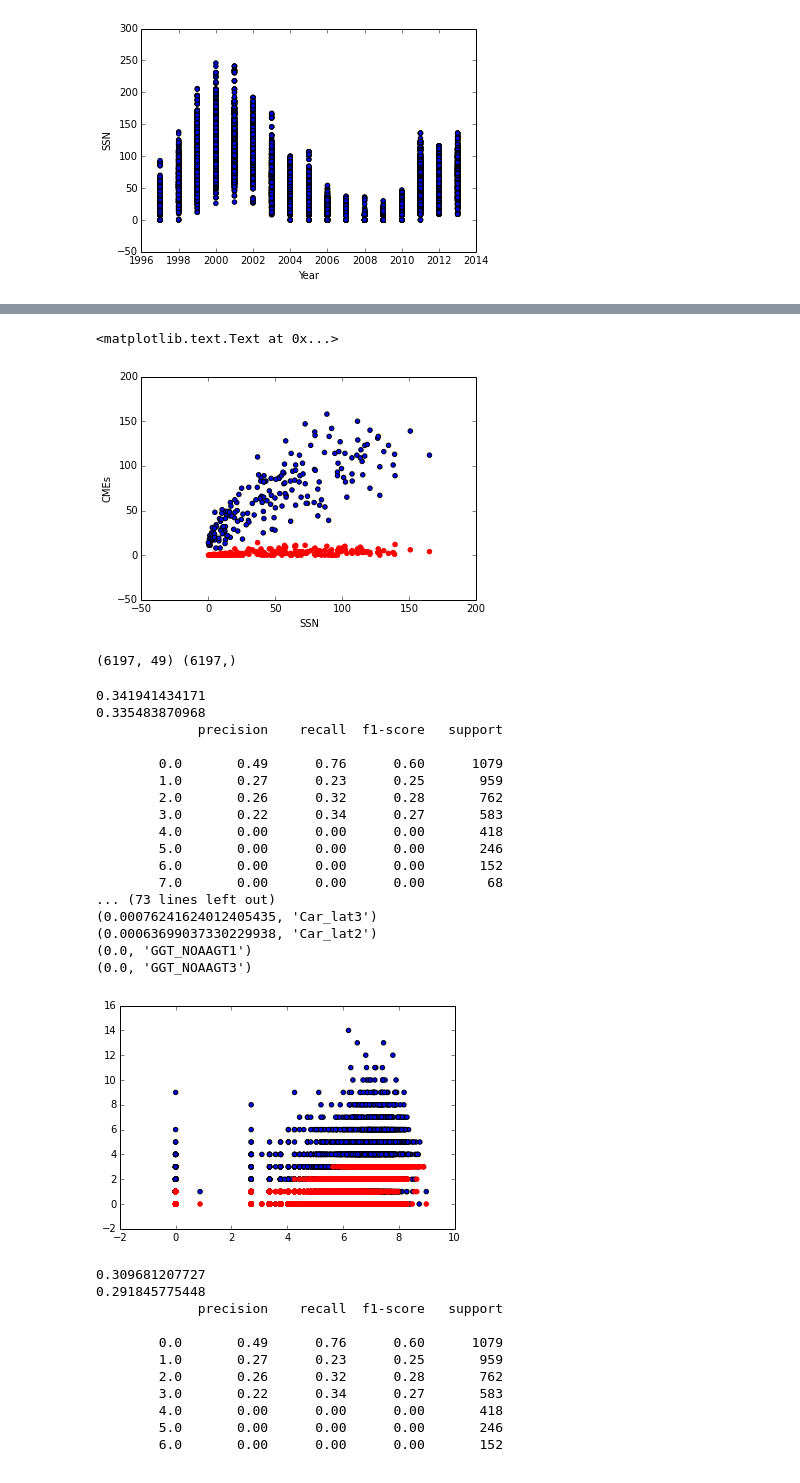
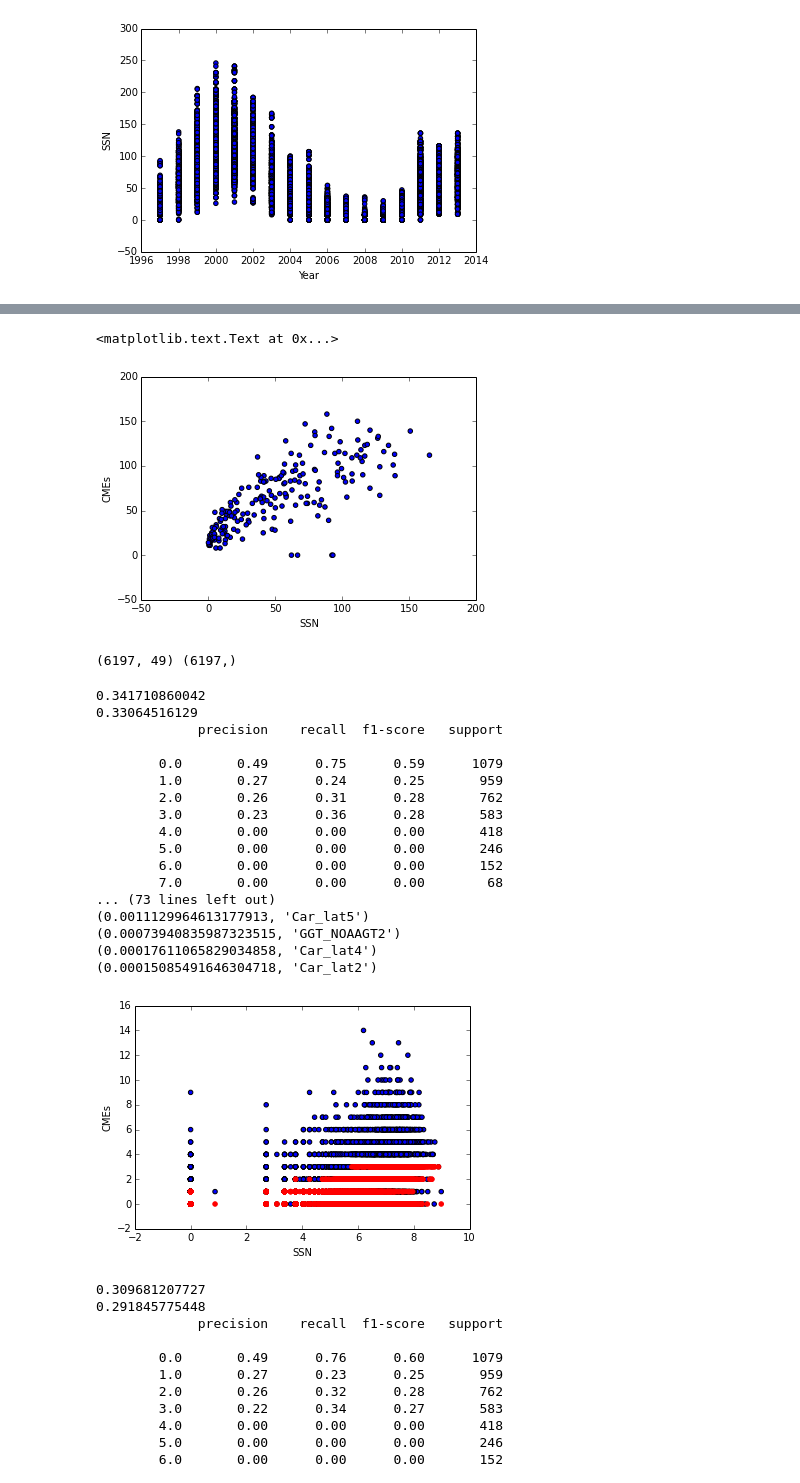
Before and after one commit to dinob0t/ga_project_final, a Jupyter notebook: cmes.ipynb, the cells around one changed output, grey strips where cells are left out. Cells and saved outputs as stored; diff of their text form; code cells hidden in the pictures.

```diff
--- a/cmes.ipynb
+++ b/cmes.ipynb
@@ -397,12 +397,12 @@ plt.ylabel('CMEs')
 group_ym = df_merge.groupby(['year','month'])
 plt.scatter(group_ym['ssn'].mean(),group_ym['CME'].sum().values)
 plt.hold
-plt.scatter(group_ym['ssn'].mean(),group_ym['halo'].sum().values,color='r')
+# plt.scatter(group_ym['ssn'].mean(),group_ym['halo'].sum().values,color='r')
 plt.xlabel('SSN')
 plt.ylabel('CMEs')
 # %% [output]
 <matplotlib.text.Text at 0x...>
-[figure, old version]
+[figure, new version]
 # %%
 #####################################################################################
 features = ['ssn', 'Total_area', 'North_area', 'South_area','F10.7','LymanAlpha','CME']
@@ -474,41 +474,44 @@ X_split1, X_split2, y_split1, y_split2 = train_test_split(training_X, training_y
 # %%
 from sklearn.ensemble import RandomForestClassifier
 RF = RandomForestClassifier(n_estimators=100, min_samples_split=600)
 RF.fit(X_split1,y_split1)
 y_predict1 = RF.predict(X_split1)
 y_predict2 = RF.predict(X_split2)
-metrics.classification_report(y_split1, y_predict1)
 print RF.score(X_split1,y_split1)
 print RF.score(X_split2,y_split2)
 print metrics.classification_report(y_split1, y_predict1)
 print metrics.classification_report(y_split2, y_predict2)
+# print metrics.roc_auc_score (y_split1, y_predict1)
+# print metrics.roc_auc_score (y_split2, y_predict2)
 importance = zip(RF.feature_importances_, features)
 for rank in sorted(importance, key=lambda x: x[0], reverse=True):
     print rank
 plt.scatter(training_X[:,1], training_y)
 predict_all = RF.predict(training_X)
 plt.hold
 plt.scatter(training_X[:,1],predict_all,color='r')
+plt.xlabel('SSN')
+plt.ylabel('CMEs')
 plt.show()
 # %% [output]
-0.341941434171
-0.335483870968
+0.341710860042
+0.33064516129
              precision    recall  f1-score   support
 
-        0.0       0.49      0.76      0.60      1079
-        1.0       0.27      0.23      0.25       959
-        2.0       0.26      0.32      0.28       762
-        3.0       0.22      0.34      0.27       583
+        0.0       0.49      0.75      0.59      1079
+        1.0       0.27      0.24      0.25       959
+        2.0       0.26      0.31      0.28       762
+        3.0       0.23      0.36      0.28       583
         4.0       0.00      0.00      0.00       418
         5.0       0.00      0.00      0.00       246
         6.0       0.00      0.00      0.00       152
         7.0       0.00      0.00      0.00        68
 ... (73 lines left out)
-(0.00076241624012405435, 'Car_lat3')
-(0.00063699037330229938, 'Car_lat2')
-(0.0, 'GGT_NOAAGT1')
-(0.0, 'GGT_NOAAGT3')
+(0.0011129964613177913, 'Car_lat5')
+(0.00073940835987323515, 'GGT_NOAAGT2')
+(0.00017611065829034858, 'Car_lat4')
+(0.00015085491646304718, 'Car_lat2')
-[figure, old version]
+[figure, new version]
 # %%
 from sklearn.ensemble import BaggingRegressor
 BC = BaggingRegressor(n_estimators =100, max_samples=75)
```
Also changed, not shown: parts of 2 cells of this notebook, 3 other files.
